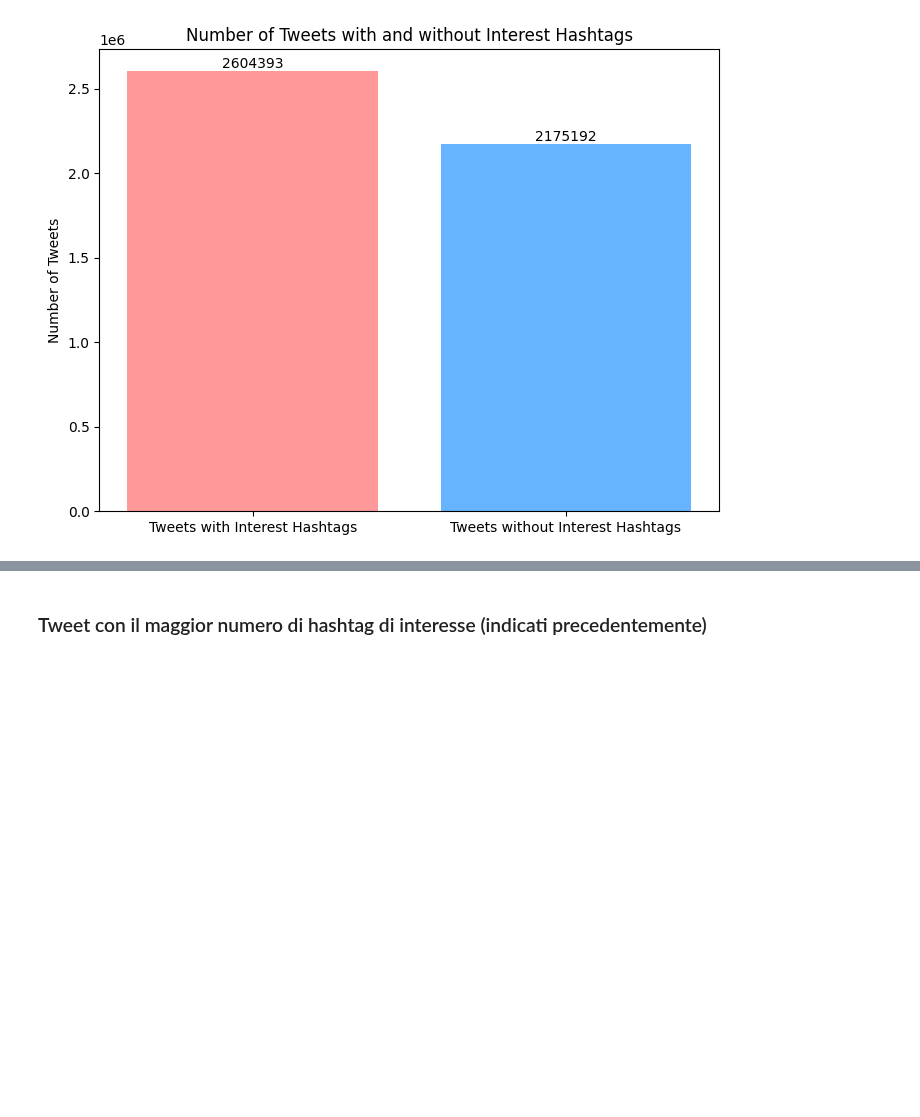
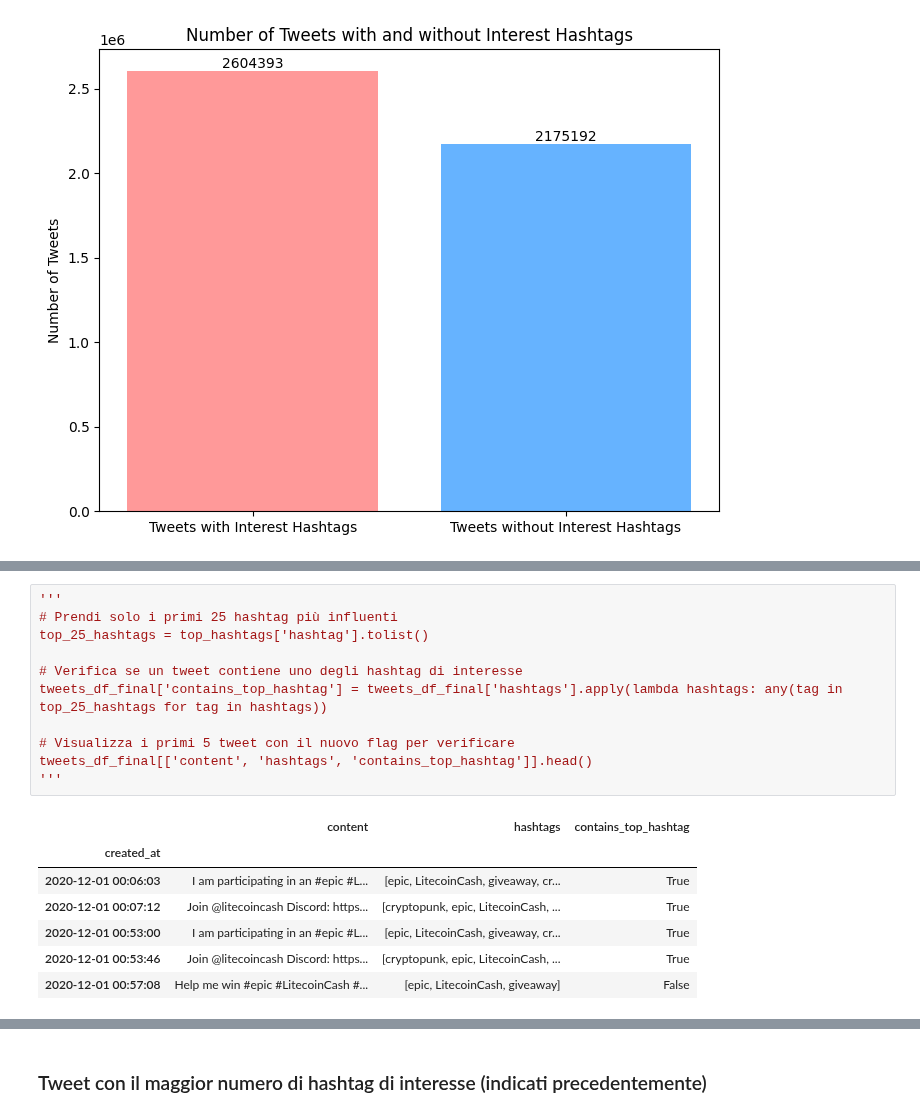
Before and after one commit to riccardospini98/Blockchain, a Jupyter notebook: tweet_SA.ipynb, the cells around one changed output, grey strips where cells are left out. Drawn from its saved outputs; the diff is of its cells as text; blank space fills up the shorter version.

```diff
--- a/tweet_SA.ipynb
+++ b/tweet_SA.ipynb
@@ -475,0 +501,19 @@ plt.show()
+# %%
+'''
+# Prendi solo i primi 25 hashtag più influenti
+top_25_hashtags = top_hashtags['hashtag'].tolist()
+
+# Verifica se un tweet contiene uno degli hashtag di interesse
+tweets_df_final['contains_top_hashtag'] = tweets_df_final['hashtags'].apply(lambda hashtags: any(tag in top_25_hashtags for tag in hashtags))
+
+# Visualizza i primi 5 tweet con il nuovo flag per verificare
+tweets_df_final[['content', 'hashtags', 'contains_top_hashtag']].head()
+'''
+# %% [output]
+|  | content | hashtags | contains_top_hashtag |
+| created_at |  |  |  |
+| 2020-12-01 00:06:03 | I am participating in an #epic #L... | [epic, LitecoinCash, giveaway, cr... | True |
+| 2020-12-01 00:07:12 | Join @litecoincash Discord: https... | [cryptopunk, epic, LitecoinCash, ... | True |
+| 2020-12-01 00:53:00 | I am participating in an #epic #L... | [epic, LitecoinCash, giveaway, cr... | True |
+| 2020-12-01 00:53:46 | Join @litecoincash Discord: https... | [cryptopunk, epic, LitecoinCash, ... | True |
+| 2020-12-01 00:57:08 | Help me win #epic #LitecoinCash #... | [epic, LitecoinCash, giveaway] | False |
```
Also changed, not shown: parts of 31 cells of this notebook.
